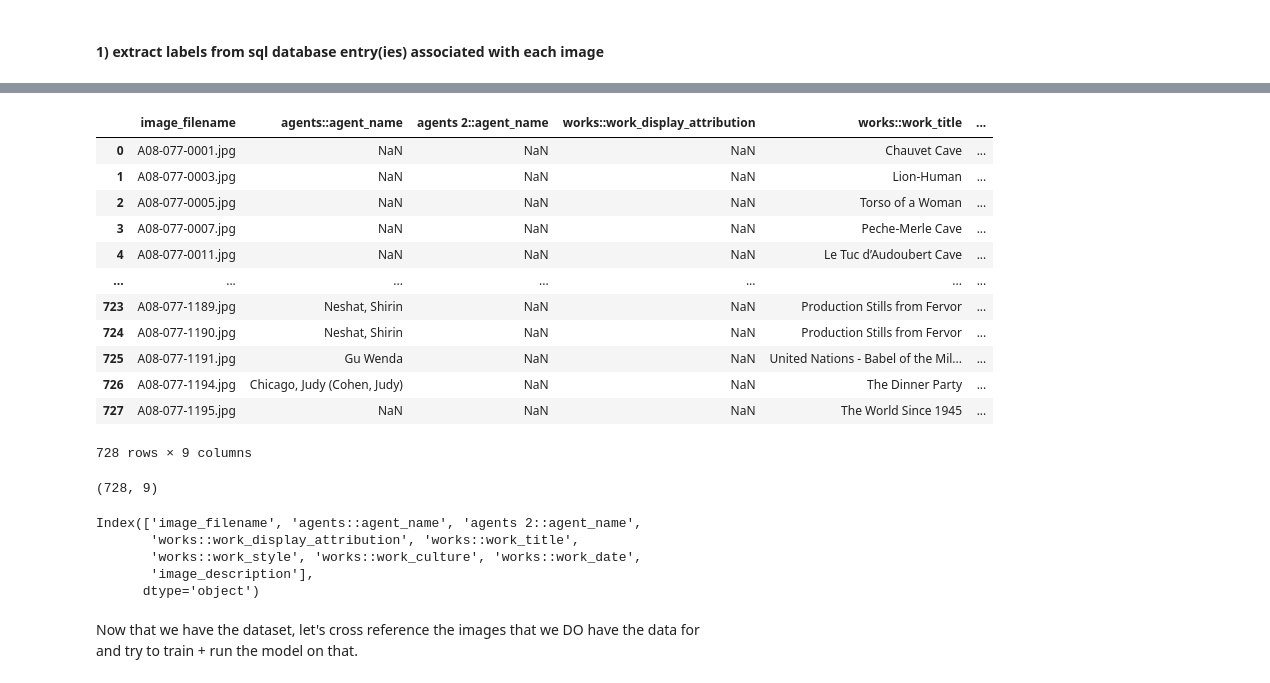
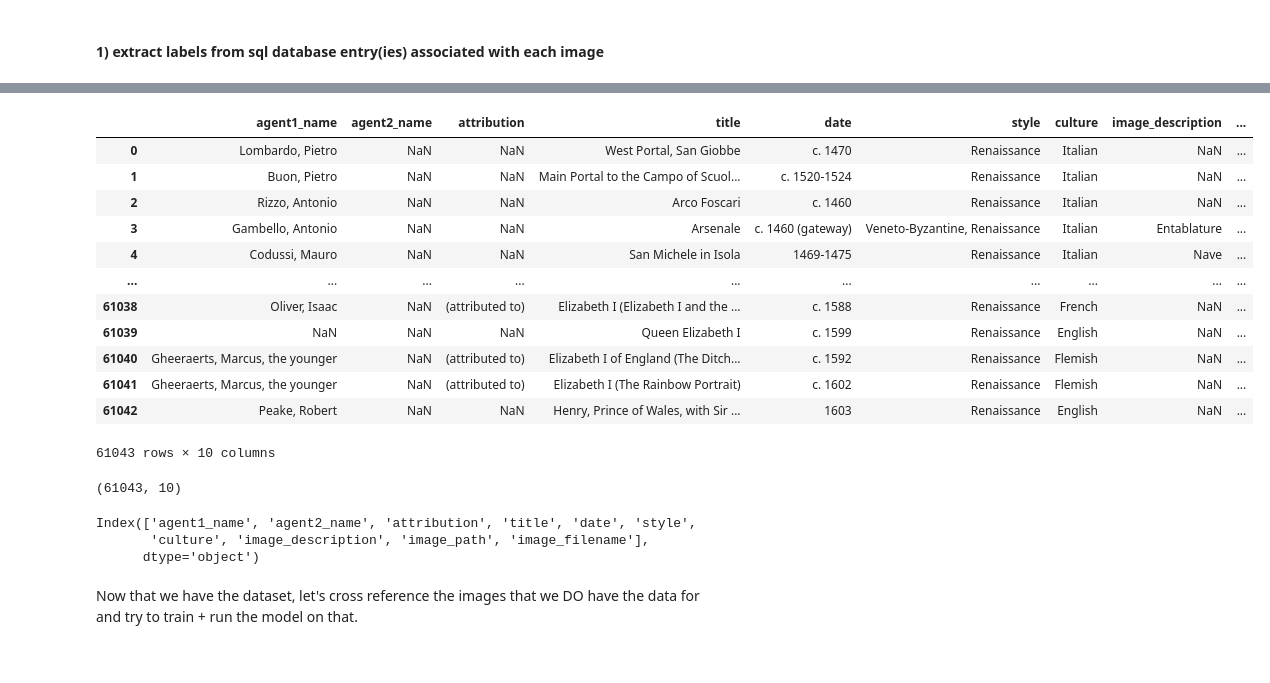
Before and after one commit to shahbazmansahia/VRL_DB_Proj_Backup, a Jupyter notebook: NN_VRL_DB.ipynb, the cells around one changed output, grey strips where cells are left out. Saved outputs shown, nothing was run; the diff lists cells and outputs as text; code cells hidden in the pictures.

```diff
--- a/NN_VRL_DB.ipynb
+++ b/NN_VRL_DB.ipynb
@@ -159,31 +137,30 @@ connection = psql.connect(host='cha-cdbs-e01.sjsu.edu',
 # %%
-df = pd.read_csv('A08-077_data.csv');
+#df = pd.read_csv('A08-077_data.csv');
+df = pd.read_csv('VRL_image_db.csv');
 df
 # %% [output]
-|  | image_filename | agents::agent_name | agents 2::agent_name | works::work_display_attribution | works::work_title | ... |
-| 0 | A08-077-0001.jpg | NaN | NaN | NaN | Chauvet Cave | ... |
-| 1 | A08-077-0003.jpg | NaN | NaN | NaN | Lion-Human | ... |
-| 2 | A08-077-0005.jpg | NaN | NaN | NaN | Torso of a Woman | ... |
-| 3 | A08-077-0007.jpg | NaN | NaN | NaN | Peche-Merle Cave | ... |
-| 4 | A08-077-0011.jpg | NaN | NaN | NaN | Le Tuc d’Audoubert Cave | ... |
-| ... | ... | ... | ... | ... | ... | ... |
-| 723 | A08-077-1189.jpg | Neshat, Shirin | NaN | NaN | Production Stills from Fervor | ... |
-| 724 | A08-077-1190.jpg | Neshat, Shirin | NaN | NaN | Production Stills from Fervor | ... |
-| 725 | A08-077-1191.jpg | Gu Wenda | NaN | NaN | United Nations - Babel of the Mil... | ... |
-| 726 | A08-077-1194.jpg | Chicago, Judy (Cohen, Judy) | NaN | NaN | The Dinner Party | ... |
-| 727 | A08-077-1195.jpg | NaN | NaN | NaN | The World Since 1945 | ... |
+|  | agent1_name | agent2_name | attribution | title | date | style | culture | image_description | ... |
+| 0 | Lombardo, Pietro | NaN | NaN | West Portal, San Giobbe | c. 1470 | Renaissance | Italian | NaN | ... |
+| 1 | Buon, Pietro | NaN | NaN | Main Portal to the Campo of Scuol... | c. 1520-1524 | Renaissance | Italian | NaN | ... |
+| 2 | Rizzo, Antonio | NaN | NaN | Arco Foscari | c. 1460 | Renaissance | Italian | NaN | ... |
+| 3 | Gambello, Antonio | NaN | NaN | Arsenale | c. 1460 (gateway) | Veneto-Byzantine, Renaissance | Italian | Entablature | ... |
+| 4 | Codussi, Mauro | NaN | NaN | San Michele in Isola | 1469-1475 | Renaissance | Italian | Nave | ... |
+| ... | ... | ... | ... | ... | ... | ... | ... | ... | ... |
+| 61038 | Oliver, Isaac | NaN | (attributed to) | Elizabeth I (Elizabeth I and the ... | c. 1588 | Renaissance | French | NaN | ... |
+| 61039 | NaN | NaN | NaN | Queen Elizabeth I | c. 1599 | Renaissance | English | NaN | ... |
+| 61040 | Gheeraerts, Marcus, the younger | NaN | (attributed to) | Elizabeth I of England (The Ditch... | c. 1592 | Renaissance | Flemish | NaN | ... |
+| 61041 | Gheeraerts, Marcus, the younger | NaN | (attributed to) | Elizabeth I (The Rainbow Portrait) | c. 1602 | Renaissance | Flemish | NaN | ... |
+| 61042 | Peake, Robert | NaN | NaN | Henry, Prince of Wales, with Sir ... | 1603 | Renaissance | English | NaN | ... |
-728 rows × 9 columns
+61043 rows × 10 columns
 # %%
 df.shape
 # %% [output]
-(728, 9)
+(61043, 10)
 # %%
 df.columns
 # %% [output]
-Index(['image_filename', 'agents::agent_name', 'agents 2::agent_name',
-       'works::work_display_attribution', 'works::work_title',
-       'works::work_style', 'works::work_culture', 'works::work_date',
-       'image_description'],
+Index(['agent1_name', 'agent2_name', 'attribution', 'title', 'date', 'style',
+       'culture', 'image_description', 'image_path', 'image_filename'],
       dtype='object')
 # %% [markdown]
 Now that we have the dataset, let's cross reference the images that we DO have the data for and try to train + run the model on that.
```
Also changed, not shown: parts of 22 cells of this notebook, 3 other files.
